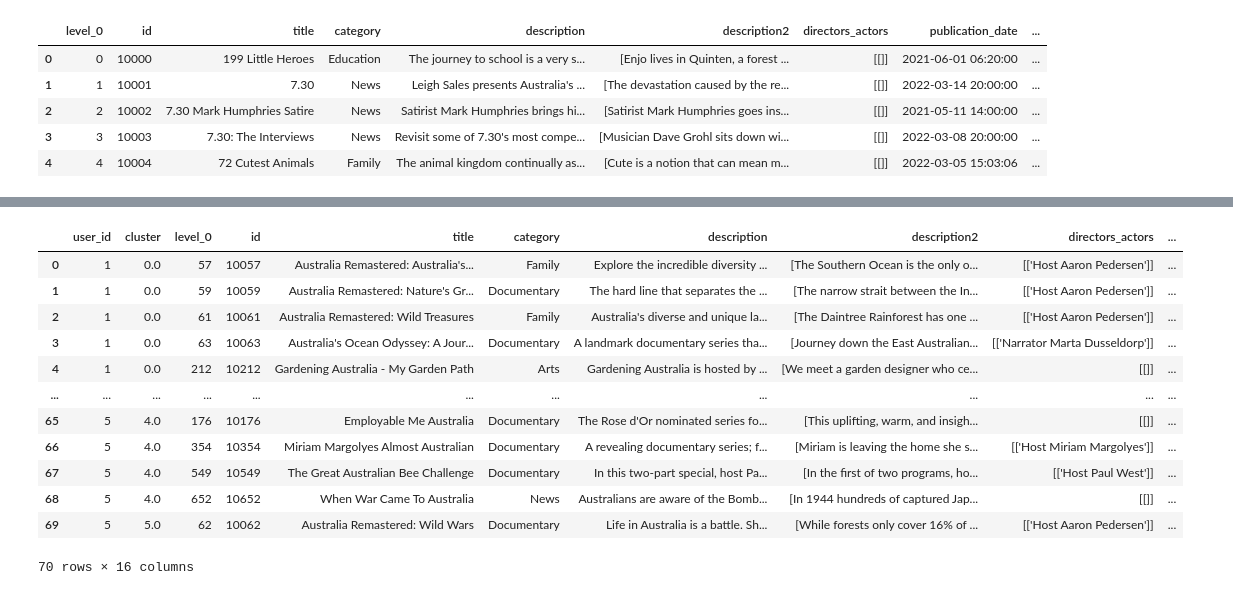
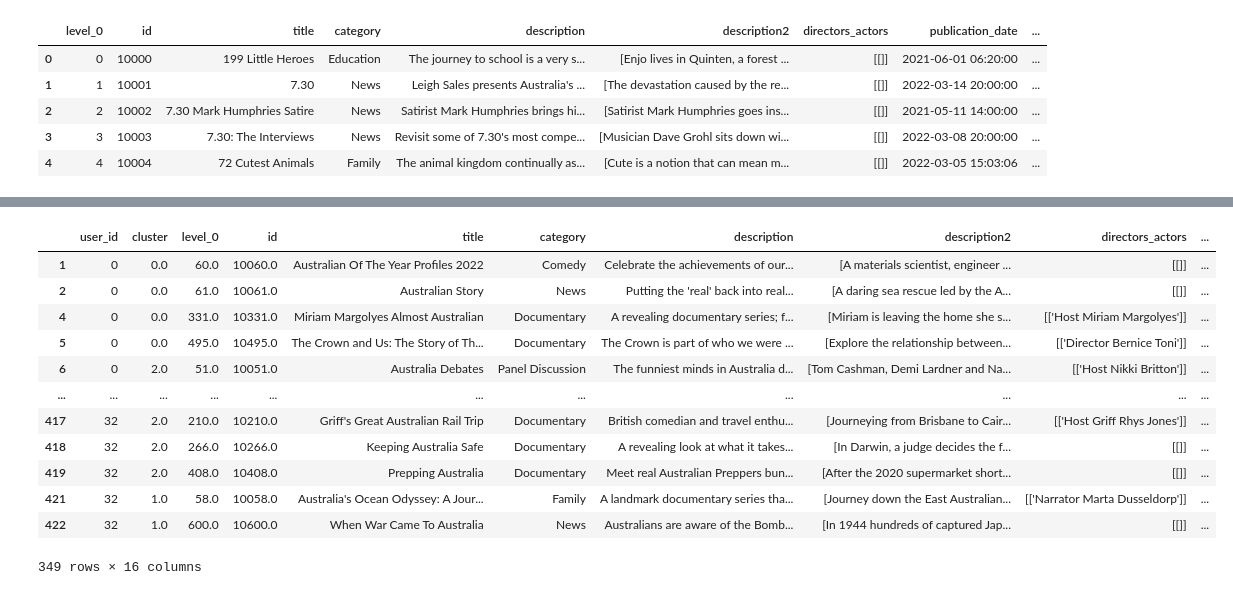
Before and after one commit to zoneout215/RS_assignment, a Jupyter notebook: content_based.ipynb, the cells around one changed output, grey strips where cells are left out. Drawn from its saved outputs; the diff is of its cells as text; code cells hidden in the pictures.

```diff
--- a/content_based.ipynb
+++ b/content_based.ipynb
@@ -24,11 +24,12 @@ nltk.download('averaged_perceptron_tagger')
 True
 # %%
 #read the pkl file for movies
-df = pd.read_pickle('./ABC/full_movies.pkl')
+df = pd.read_pickle('./data/full_movies.pkl')
 #read the pkl file for shows
-df_2 = pd.read_pickle('./ABC/full_shows.pkl')
+df_2 = pd.read_pickle('./data/full_shows.pkl')
 # %%
 #read json file activity for movies
-activity_movie = pd.read_json('./movie_activities.json')
-activity_shows = pd.read_json('./show_activities.json')
+# activity_movie = pd.read_json('./movie_activities.json')
+# activity_shows = pd.read_json('./show_activities.json')
+activities = pd.read_json('./data/activities.json')
 # %%
@@ -255,5 +228,5 @@ joined_activity.head()
 # %%
-joined_activity_shows = pd.merge(df_2, activity_shows, left_on='id', right_on='content_id', how='right')
+joined_activity_shows = pd.merge(df_2, activities, left_on='id', right_on='content_id', how='right')
 #make from list in tag2 column to string and delete [] in the string
 joined_activity_shows['tags2'] = joined_activity_shows['tags2'].apply(lambda x: str(x).replace('[', '').replace(']', ''))
 #drop NaN values in id column
@@ -429,17 +402,17 @@ recommended
 # %%
-recommended_shows = recommended_shows[~recommended_shows[['user_id', 'id']].apply(frozenset, axis=1).isin(activity[['user_id', 'content_id']].apply(frozenset, axis=1))]
+recommended_shows = recommended_shows[~recommended_shows[['user_id', 'id']].apply(frozenset, axis=1).isin(activities[['user_id', 'content_id']].apply(frozenset, axis=1))]
 recommended_shows
 # %% [output]
 |  | user_id | cluster | level_0 | id | title | category | description | description2 | directors_actors | ... |
-| 0 | 1 | 0.0 | 57 | 10057 | Australia Remastered: Australia's... | Family | Explore the incredible diversity ... | [The Southern Ocean is the only o... | [['Host Aaron Pedersen']] | ... |
-| 1 | 1 | 0.0 | 59 | 10059 | Australia Remastered: Nature's Gr... | Documentary | The hard line that separates the ... | [The narrow strait between the In... | [['Host Aaron Pedersen']] | ... |
-| 2 | 1 | 0.0 | 61 | 10061 | Australia Remastered: Wild Treasures | Family | Australia's diverse and unique la... | [The Daintree Rainforest has one ... | [['Host Aaron Pedersen']] | ... |
-| 3 | 1 | 0.0 | 63 | 10063 | Australia's Ocean Odyssey: A Jour... | Documentary | A landmark documentary series tha... | [Journey down the East Australian... | [['Narrator Marta Dusseldorp']] | ... |
-| 4 | 1 | 0.0 | 212 | 10212 | Gardening Australia - My Garden Path | Arts | Gardening Australia is hosted by ... | [We meet a garden designer who ce... | [[]] | ... |
+| 1 | 0 | 0.0 | 60.0 | 10060.0 | Australian Of The Year Profiles 2022 | Comedy | Celebrate the achievements of our... | [A materials scientist, engineer ... | [[]] | ... |
+| 2 | 0 | 0.0 | 61.0 | 10061.0 | Australian Story | News | Putting the 'real' back into real... | [A daring sea rescue led by the A... | [[]] | ... |
+| 4 | 0 | 0.0 | 331.0 | 10331.0 | Miriam Margolyes Almost Australian | Documentary | A revealing documentary series; f... | [Miriam is leaving the home she s... | [['Host Miriam Margolyes']] | ... |
+| 5 | 0 | 0.0 | 495.0 | 10495.0 | The Crown and Us: The Story of Th... | Documentary | The Crown is part of who we were ... | [Explore the relationship between... | [['Director Bernice Toni']] | ... |
+| 6 | 0 | 2.0 | 51.0 | 10051.0 | Australia Debates | Panel Discussion | The funniest minds in Australia d... | [Tom Cashman, Demi Lardner and Na... | [['Host Nikki Britton']] | ... |
 | ... | ... | ... | ... | ... | ... | ... | ... | ... | ... | ... |
-| 65 | 5 | 4.0 | 176 | 10176 | Employable Me Australia | Documentary | The Rose d'Or nominated series fo... | [This uplifting, warm, and insigh... | [[]] | ... |
-| 66 | 5 | 4.0 | 354 | 10354 | Miriam Margolyes Almost Australian | Documentary | A revealing documentary series; f... | [Miriam is leaving the home she s... | [['Host Miriam Margolyes']] | ... |
-| 67 | 5 | 4.0 | 549 | 10549 | The Great Australian Bee Challenge | Documentary | In this two-part special, host Pa... | [In the first of two programs, ho... | [['Host Paul West']] | ... |
-| 68 | 5 | 4.0 | 652 | 10652 | When War Came To Australia | News | Australians are aware of the Bomb... | [In 1944 hundreds of captured Jap... | [[]] | ... |
-| 69 | 5 | 5.0 | 62 | 10062 | Australia Remastered: Wild Wars | Documentary | Life in Australia is a battle. Sh... | [While forests only cover 16% of ... | [['Host Aaron Pedersen']] | ... |
+| 417 | 32 | 2.0 | 210.0 | 10210.0 | Griff's Great Australian Rail Trip | Documentary | British comedian and travel enthu... | [Journeying from Brisbane to Cair... | [['Host Griff Rhys Jones']] | ... |
+| 418 | 32 | 2.0 | 266.0 | 10266.0 | Keeping Australia Safe | Documentary | A revealing look at what it takes... | [In Darwin, a judge decides the f... | [[]] | ... |
+| 419 | 32 | 2.0 | 408.0 | 10408.0 | Prepping Australia | Documentary | Meet real Australian Preppers bun... | [After the 2020 supermarket short... | [[]] | ... |
+| 421 | 32 | 1.0 | 58.0 | 10058.0 | Australia's Ocean Odyssey: A Jour... | Family | A landmark documentary series tha... | [Journey down the East Australian... | [['Narrator Marta Dusseldorp']] | ... |
+| 422 | 32 | 1.0 | 600.0 | 10600.0 | When War Came To Australia | News | Australians are aware of the Bomb... | [In 1944 hundreds of captured Jap... | [[]] | ... |
-70 rows × 16 columns
+349 rows × 16 columns
```
Also changed, not shown: parts of 32 cells of this notebook.
